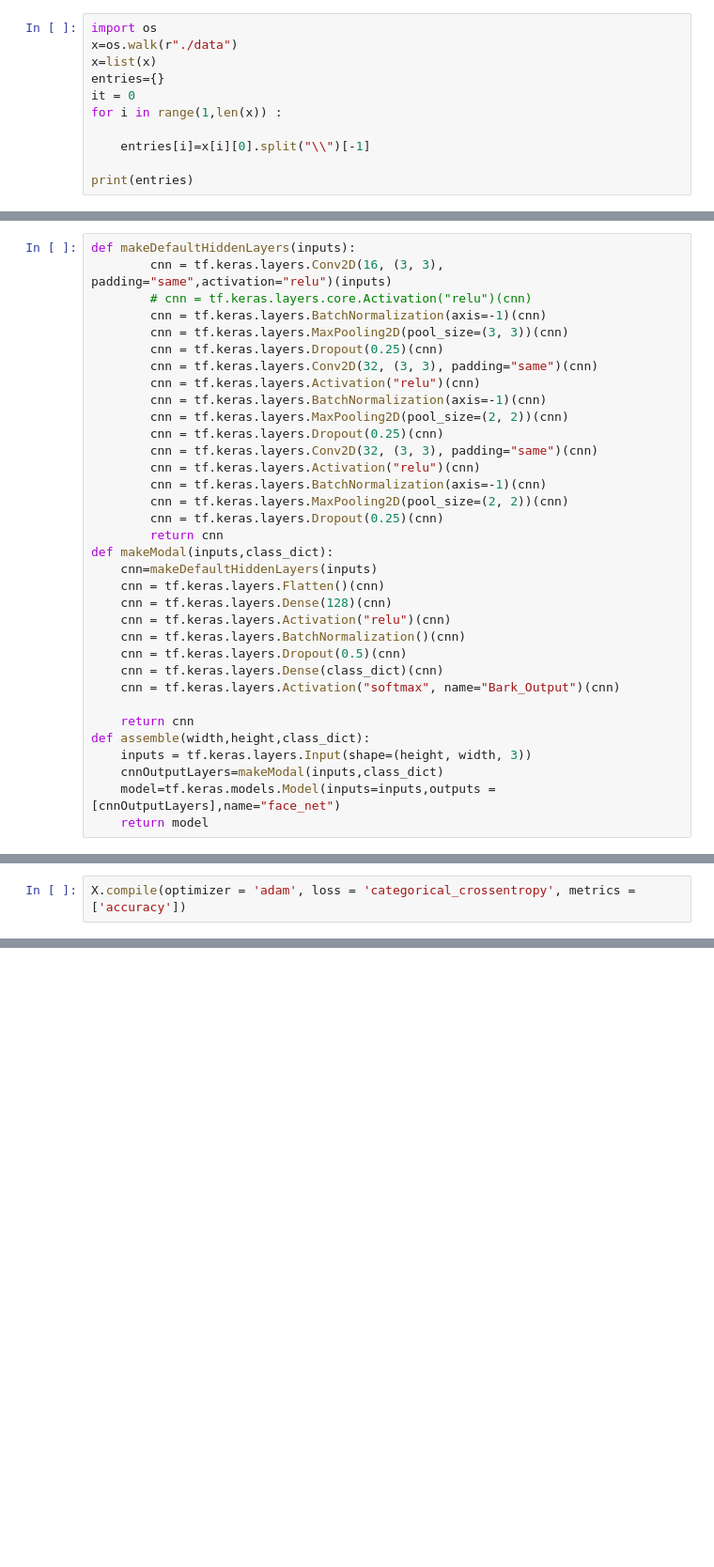
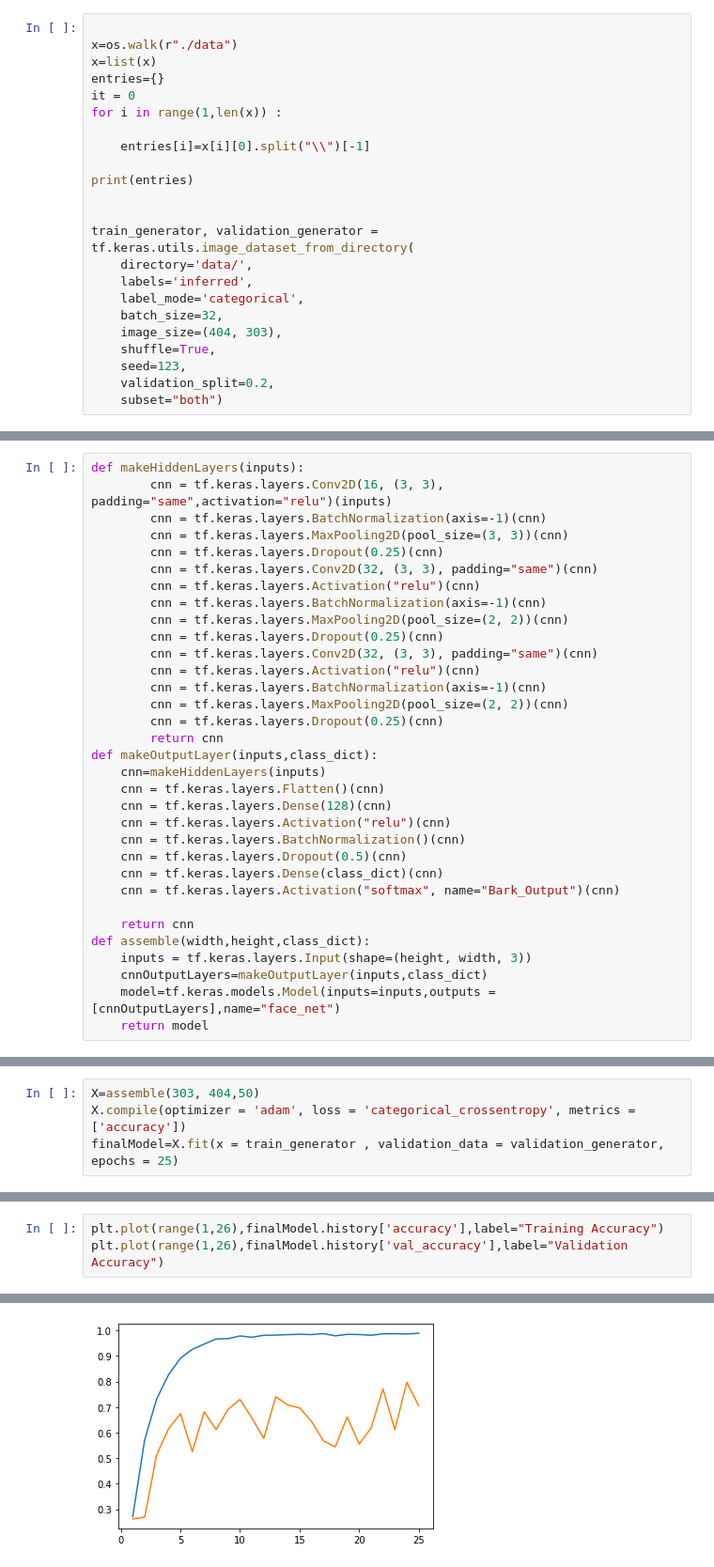
Before and after one commit to pranav-iitr/Bark_rec, a Jupyter notebook: Cnn.ipynb, the cells around one changed output, grey strips where cells are left out. Shown: that part at 94% size. Drawn from its saved outputs; the diff is of its cells as text; blank space fills up the shorter version.

Commit message:
updated model

```diff
--- a/Cnn.ipynb
+++ b/Cnn.ipynb
@@ -1,5 +11,5 @@
 # %%
-import os
+
 x=os.walk(r"./data")
 x=list(x)
 entries={}
@@ -9,5 +19,17 @@ for i in range(1,len(x)) :
     entries[i]=x[i][0].split("\\")[-1]
 
 print(entries)
+
+
+train_generator, validation_generator = tf.keras.utils.image_dataset_from_directory(
+    directory='data/',
+    labels='inferred',
+    label_mode='categorical',
+    batch_size=32,
+    image_size=(404, 303),
+    shuffle=True,
+    seed=123,
+    validation_split=0.2,
+    subset="both")
 # %% [output]
 {1: 'Acacia', 2: 'Adenanthera microsperma', 3: 'Adenium species', 4: 'Anacardium occidentale', 5: 'Annona squamosa', 6: 'Artocarpus altilis', 7: 'Artocarpus heterophyllus', 8: 'Barringtonia acutangula ...
@@ -16,7 +39,6 @@ import tensorflow as tf
 # %%
-def makeDefaultHiddenLayers(inputs):
+def makeHiddenLayers(inputs):
         cnn = tf.keras.layers.Conv2D(16, (3, 3), padding="same",activation="relu")(inputs)
-        # cnn = tf.keras.layers.core.Activation("relu")(cnn)
         cnn = tf.keras.layers.BatchNormalization(axis=-1)(cnn)
         cnn = tf.keras.layers.MaxPooling2D(pool_size=(3, 3))(cnn)
         cnn = tf.keras.layers.Dropout(0.25)(cnn)
@@ -31,8 +53,8 @@ def makeDefaultHiddenLayers(inputs):
         cnn = tf.keras.layers.MaxPooling2D(pool_size=(2, 2))(cnn)
         cnn = tf.keras.layers.Dropout(0.25)(cnn)
         return cnn
-def makeModal(inputs,class_dict):
-    cnn=makeDefaultHiddenLayers(inputs)
+def makeOutputLayer(inputs,class_dict):
+    cnn=makeHiddenLayers(inputs)
     cnn = tf.keras.layers.Flatten()(cnn)
     cnn = tf.keras.layers.Dense(128)(cnn)
     cnn = tf.keras.layers.Activation("relu")(cnn)
@@ -44,6 +66,6 @@ def makeModal(inputs,class_dict):
     return cnn
 def assemble(width,height,class_dict):
     inputs = tf.keras.layers.Input(shape=(height, width, 3))
-    cnnOutputLayers=makeModal(inputs,class_dict)
+    cnnOutputLayers=makeOutputLayer(inputs,class_dict)
     model=tf.keras.models.Model(inputs=inputs,outputs = [cnnOutputLayers],name="face_net")
     return model
@@ -72,2 +72,4 @@ Using 1115 files for validation.
 # %%
+X=assemble(303, 404,50)
 X.compile(optimizer = 'adam', loss = 'categorical_crossentropy', metrics = ['accuracy'])
+finalModel=X.fit(x = train_generator , validation_data = validation_generator, epochs = 25)
@@ -114,0 +109,4 @@ Acacia
+# %%
+plt.plot(range(1,26),finalModel.history['accuracy'],label="Training Accuracy")
+plt.plot(range(1,26),finalModel.history['val_accuracy'],label="Validation Accuracy")
+# %% [output]
@@ -114,0 +114 @@ Acacia
+[figure, added]
```
Also changed, not shown: parts of 11 cells of this notebook.
